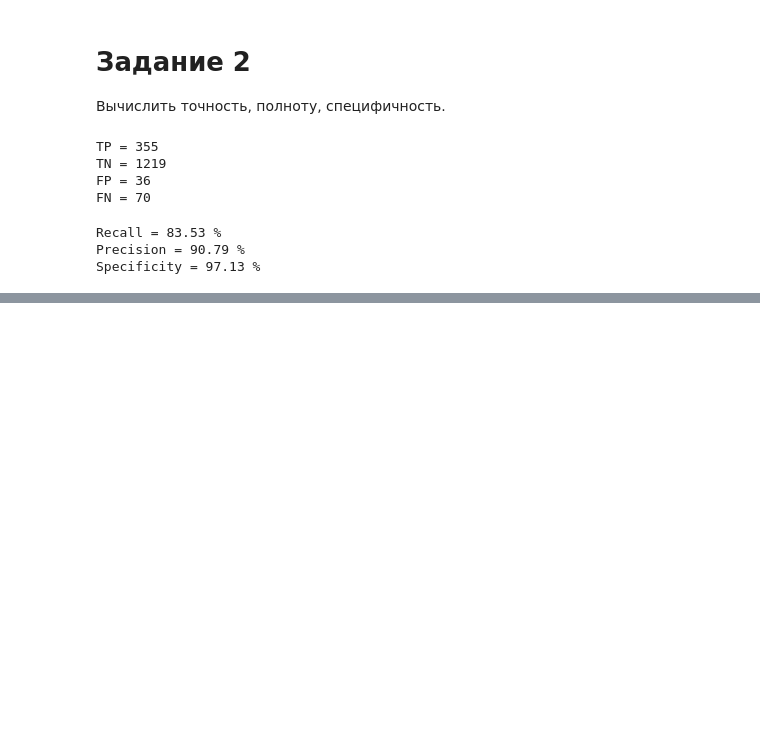
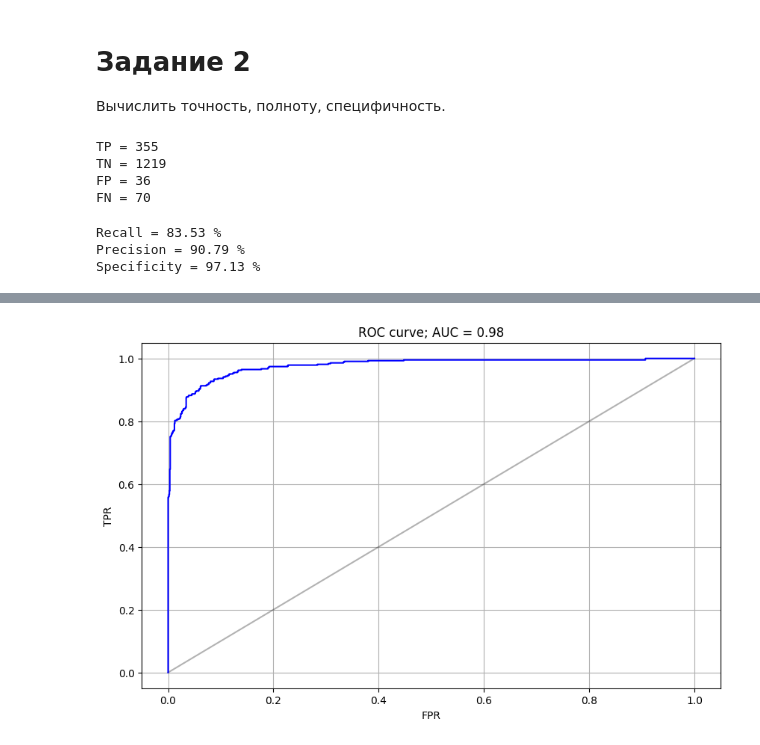
Before and after one commit to goglom/MMAD, a Jupyter notebook: Problem_5/Problem_5.ipynb, the cells around one changed output, grey strips where cells are left out. Saved outputs shown, nothing was run; the diff lists cells and outputs as text; code cells hidden in the pictures; blank space fills up the shorter version.

```diff
--- a/Problem_5/Problem_5.ipynb
+++ b/Problem_5/Problem_5.ipynb
@@ -69,6 +71,7 @@ X_train, X_test, y_train, y_test = train_test_split(X, y, test_size=0.3, random_
 logreg = LogisticRegression(solver='newton-cg')
 
 logreg.fit(X_train, y_train)
+y_probs = logreg.predict_proba(X_test)[:, 1]
 
 print('Accuracy: ', logreg.score(X_test, y_test))
 # %% [output]
@@ -79,7 +82,7 @@ Accuracy:  0.9369047619047619
  Вычислить точность, полноту, специфичность.
 # %%
 
-def metrics(y_pred: np.array, y_gt: np.array):
+def metrics(y_pred: np.ndarray, y_gt: np.ndarray):
   return {
     'TP': np.count_nonzero(np.logical_and(y_pred == 1, y_gt == 1)),
     'TN': np.count_nonzero(np.logical_and(y_pred == 0, y_gt == 0)),
@@ -88,9 +91,9 @@ def metrics(y_pred: np.array, y_gt: np.array):
   }
 
 def true_pos_rate(metrics):
-  """
+  '''
   Recall or TPR
-  """
+  '''
   return metrics['TP'] / (metrics['TP'] + metrics['FN'])
 
 def false_pos_rate(metrics):
@@ -102,7 +105,7 @@ def precision(metrics):
 def specificity(metrics):
   return metrics['TN'] / (metrics['TN'] + metrics['FP'])
 
-def _get_curve_impl(y_prob: np.array, y_ground_truth: np.array, thresholds: np.array, x_func, y_func):
+def _get_curve_impl(y_prob: np.ndarray, y_ground_truth: np.ndarray, thresholds: np.ndarray, x_func, y_func):
    x = np.zeros_like(thresholds)
    y = np.zeros_like(thresholds)
    for i, threshold in enumerate(sorted(thresholds, reverse=True)):
@@ -112,7 +115,7 @@ def _get_curve_impl(y_prob: np.array, y_ground_truth: np.array, thresholds: np.a
        y[i] = y_func(met)
    return x, y
 
-def get_roc_curve(y_prob: np.array, y_ground_truth: np.array):
+def get_roc_curve(y_prob: np.ndarray, y_ground_truth: np.ndarray):
   '''
   returns: FPR, TPR
   '''
@@ -120,7 +123,7 @@ def get_roc_curve(y_prob: np.array, y_ground_truth: np.array):
   return _get_curve_impl(y_prob, y_ground_truth, thresholds, false_pos_rate, true_pos_rate)
 
 
-def get_pr_curve(y_prob: np.array, y_ground_truth: np.array):
+def get_pr_curve(y_prob: np.ndarray, y_ground_truth: np.ndarray):
   '''
   returns: recall, precision
   '''
@@ -129,8 +132,7 @@ def get_pr_curve(y_prob: np.array, y_ground_truth: np.array):
 
 
 def auc(x_vals, y_vals):
-  raise RuntimeError('NOt implemlemented')
-  #return integrals.integral_trapeze(y_vals, x_vals)
+  return np.trapz(y_vals, x_vals)
 # %%
 y_pred = logreg.predict(X_test)
 test_metrics = metrics(y_pred, y_test)
@@ -151,0 +158,17 @@ Specificity = 97.13 %
+# %%
+def plot_curve(x, y, x_label, y_label, title):
+  plt.figure(figsize=(10, 6), dpi=100)
+  plt.title(title)
+  plt.plot([0, 1], [0, 1], alpha = 0.3, color = 'black')
+  plt.plot(x, y, 'b')
+  plt.xlim([-0.05, 1.05])
+  plt.ylim([-0.05, 1.05])
+  plt.ylabel(y_label)
+  plt.xlabel(x_label)
+  plt.grid()
+# %%
+roc_curve = get_roc_curve(y_probs, y_test)
+rock_auc = auc(*roc_curve)
+plot_curve(*roc_curve, 'FPR', 'TPR', f'ROC curve; AUC = {rock_auc:.2f}')
+# %% [output]
+[figure, added]
```
Also changed, not shown: parts of 2 cells of this notebook.
